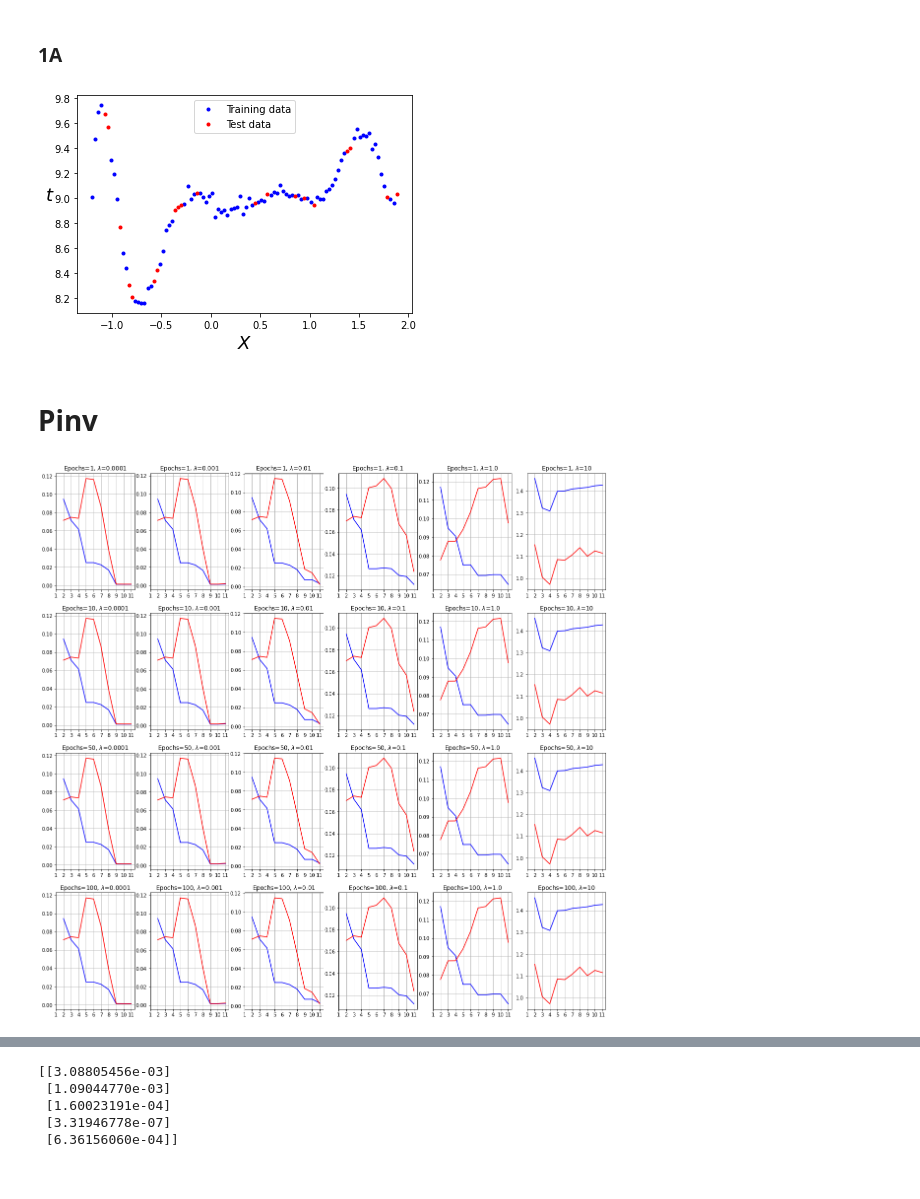
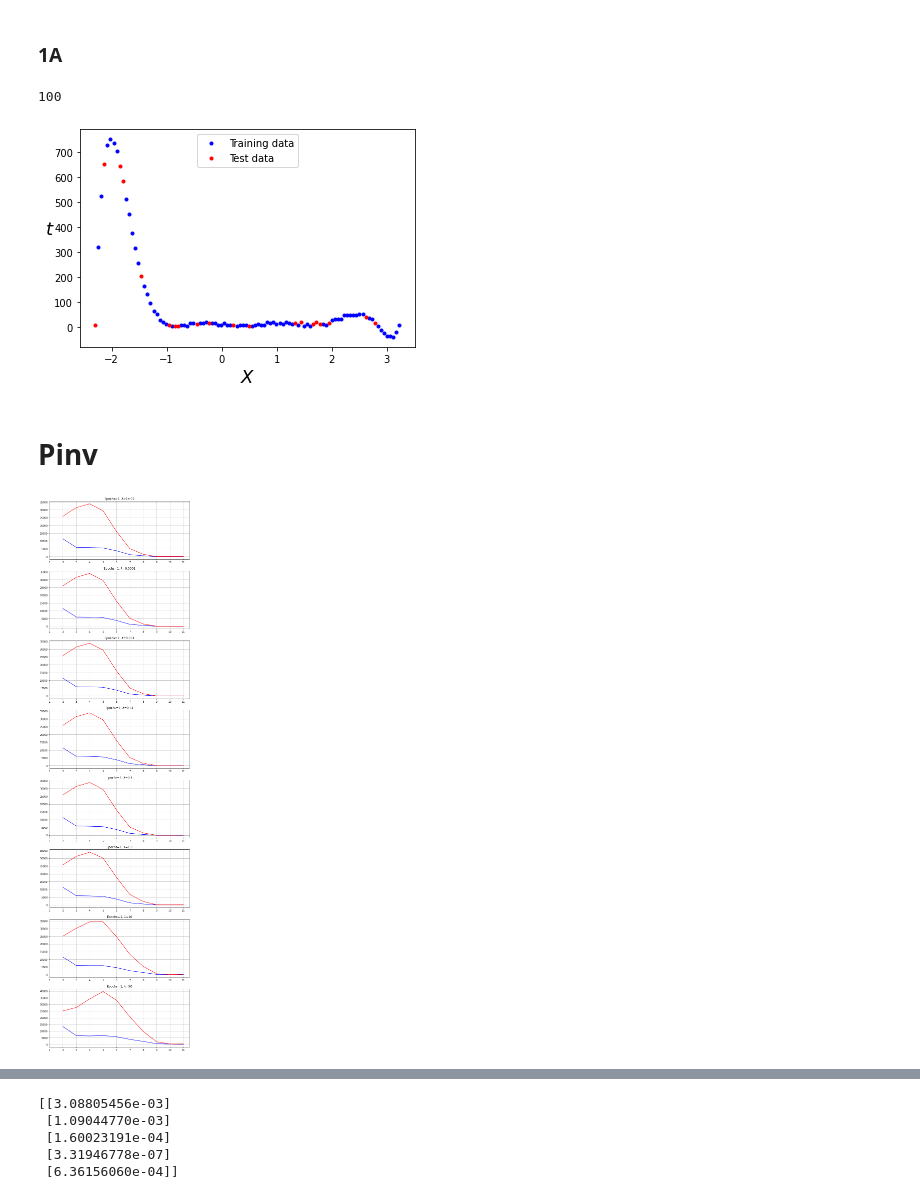
Before and after one commit to V-G-spec/ELL409-IITD-Intro-to-Machine-Learning, a Jupyter notebook: Assignment 1/ReportStuff.ipynb, the cells around one changed output, grey strips where cells are left out. Saved outputs shown, nothing was run; the diff lists cells and outputs as text; code cells hidden in the pictures.

```diff
--- a/Assignment 1/ReportStuff.ipynb
+++ b/Assignment 1/ReportStuff.ipynb
@@ -14,10 +14,12 @@ import matplotlib as mpl
 # %% [markdown]
 ### 1A
 # %%
-df = pd.read_csv("1A.csv", header=None)
-df = df.sample(n = len(df))
-train_df = df[:int(0.8*len(df))].sample(frac=1)
-test_df = df[int(0.8*len(df)):].sample(frac=1)
+df = pd.read_csv("1B.csv", header=None)
+# df = df.sample(n = len(df))
+df = df.sample(frac=1)
+print(len(df))
+train_df = df[:int(0.8*len(df))]
+test_df = df[int(0.8*len(df)):]
 # Convert everything to a numpy array, as it makes my life easy. Works pretty much like MATLAB after that
 train_X = np.array(train_df.values)[:, 0:1]
 train_y = np.array(train_df.values)[:, 1:]
@@ -32,23 +34,10 @@ plt.ylabel("$t$", rotation=0, fontsize=18)
 plt.savefig('given_data_plot_1A_20.png')
 plt.show()
 # %% [output]
+100
-[figure, old version]
+[figure, new version]
 # %% [markdown]
 # Pinv
-# %%
-X_b = np.c_[np.ones((100, 1)), X]  # add x0 = 1 to each instance
-theta_best = np.linalg.pinv(X_b).dot(y)
-theta_best
-
-X_new = np.array([[-1.5], [2]])
-X_new_b = np.c_[np.ones((2, 1)), X_new]  # add x0 = 1 to each instance
-y_predict = X_new_b.dot(theta_best)
-y_predict
-
-plt.plot(X_new, y_predict, "r-")
-plt.plot(X, y, "b.")
-# plt.axis([0, 2, 0, 15])
-plt.show()
 # %%
 temp_X_train = train_X
 X_new_train = train_X
@@ -57,7 +46,7 @@ temp_X_test = test_X
 X_new_test = test_X
 
 M = np.arange(2,12)
-lamb = 0.1
+# lamb = 0.1
 
 # for m in M:
 #     temp_X_train = temp_X_train*train_X
@@ -69,14 +58,15 @@ lamb = 0.1
 #     plt.plot(train_X, train_y, "b.")
 #     plt.show()
 
-lambs = [0.0001, 0.001, 0.01, 0.1, 1.0, 10]
+lambs = [0.00001, 0.0001, 0.001, 0.01, 0.1, 1.0, 10, 50]
 # lambs = np.logspace(-200, -1, num=20)
 # lambs = [1e-50, 1e-20, 1e-10, 1e-5, 1e-3]
-EPOCHS = [1, 10, 50, 100]
-# EPOCHS = [1, 5]
+# EPOCHS = [1, 10, 50, 100]
+EPOCHS = [1]
 # EPOCHS = [1, 3, 5, 7, 9]
 
-figure, axes = plt.subplots(nrows=len(EPOCHS), ncols=len(lambs), figsize=(20,20))
+# figure, axes = plt.subplots(nrows=len(EPOCHS), ncols=len(lambs), figsize=(20,20))
+figure, axes = plt.subplots(ncols=len(EPOCHS), nrows=len(lambs), figsize=(10,40))
 
 for idx_ep, n_epochs in enumerate(EPOCHS):
     for idx_lm, lamb in enumerate(lambs):
@@ -91,39 +81,46 @@ for idx_ep, n_epochs in enumerate(EPOCHS):
         X_new_test = test_X
 
         for m in M:
             temp_X_train = temp_X_train*train_X
             X_new_train = np.c_[X_new_train, temp_X_train]
             X_fin_train = np.c_[np.ones((len(X_new_train), 1)), X_new_train]
             theta_best1 = np.linalg.pinv(X_fin_train).dot(train_y)
             theta_best = np.linalg.inv((lamb*np.identity(m+1)) + X_fin_train.T.dot(X_fin_train)).dot(X_fin_train.T).dot(train_y)
             y_hat_train = X_fin_train.dot(theta_best)
             temp_val_train = sum((y_hat_train-train_y)**2)
             temp_val_train/=len(train_y)
             E_rms_train.append(temp_val_train)
 
             temp_X_test = temp_X_test*test_X
             X_new_test = np.c_[X_new_test, temp_X_test]
             X_fin_test = np.c_[np.ones((len(X_new_test), 1)), X_new_test]
             y_hat_test = X_fin_test.dot(theta_best)
             temp_val_test = sum((y_hat_test-test_y)**2)
             temp_val_test/=len(test_y)
             E_rms_test.append(temp_val_test)
 #             if (m==5):
 #                 bestwt = theta_best
 #                 bestm = m
 
-        axes[idx_ep, idx_lm].plot(M, E_rms_train, "b-", label="Training Error")
-        axes[idx_ep, idx_lm].plot(M, E_rms_test, "r-", label="Test Error")
+#         axes[idx_ep, idx_lm].plot(M, E_rms_train, "b-", label="Training Error")
+#         axes[idx_ep, idx_lm].plot(M, E_rms_test, "r-", label="Test Error")
+#         xticks = np.arange(1, max(M)+1, 1)
+#         axes[idx_ep, idx_lm].set_xticks(xticks)
+#         axes[idx_ep, idx_lm].grid()
+#         axes[idx_ep, idx_lm].set_title(r"Epochs=%s, $\lambda$=%s"%(n_epochs, lamb))
+        axes[idx_lm].plot(M, E_rms_train, "b-", label="Training Error")
+        axes[idx_lm].plot(M, E_rms_test, "r-", label="Test Error")
         xticks = np.arange(1, max(M)+1, 1)
-        axes[idx_ep, idx_lm].set_xticks(xticks)
-        axes[idx_ep, idx_lm].grid()
-        axes[idx_ep, idx_lm].set_title(r"Epochs=%s, $\lambda$=%s"%(n_epochs, lamb))
+        axes[idx_lm].set_xticks(xticks)
+        axes[idx_lm].grid()
+        axes[idx_lm].set_title(r"Epochs=%s, $\lambda$=%s"%(n_epochs, lamb))
+
 #         print("Training error at m=5 = %s, Test error = %s"%(E_rms_train, E_rms_test))
 # figure.legend(('Training Error', 'Test Error'), 'upper left')
 plt.savefig('epoch_lambda_100.png')
 plt.show()
 # %% [output]
-[figure, old version]
+[figure, new version]
 # %%
 temp_X_train = train_X
 X_new_train = train_X
```
Also changed, not shown: parts of 7 cells of this notebook, 10 other files.
